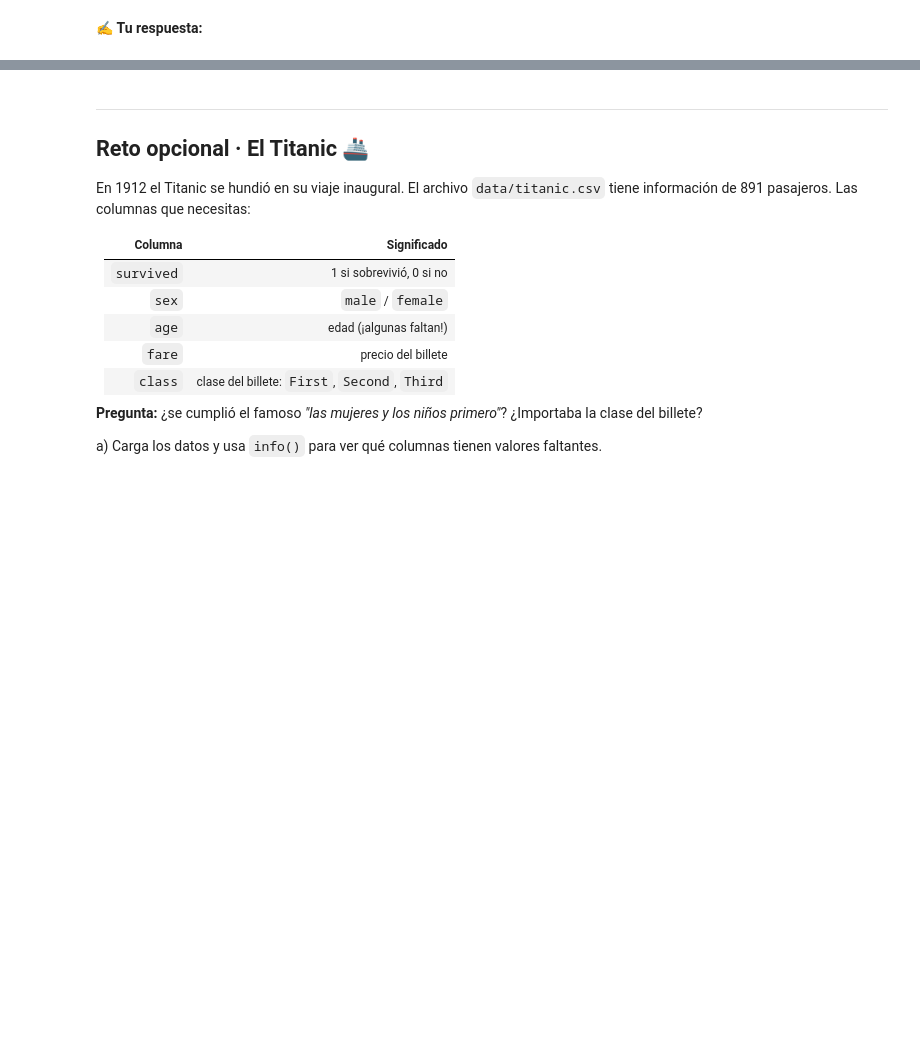
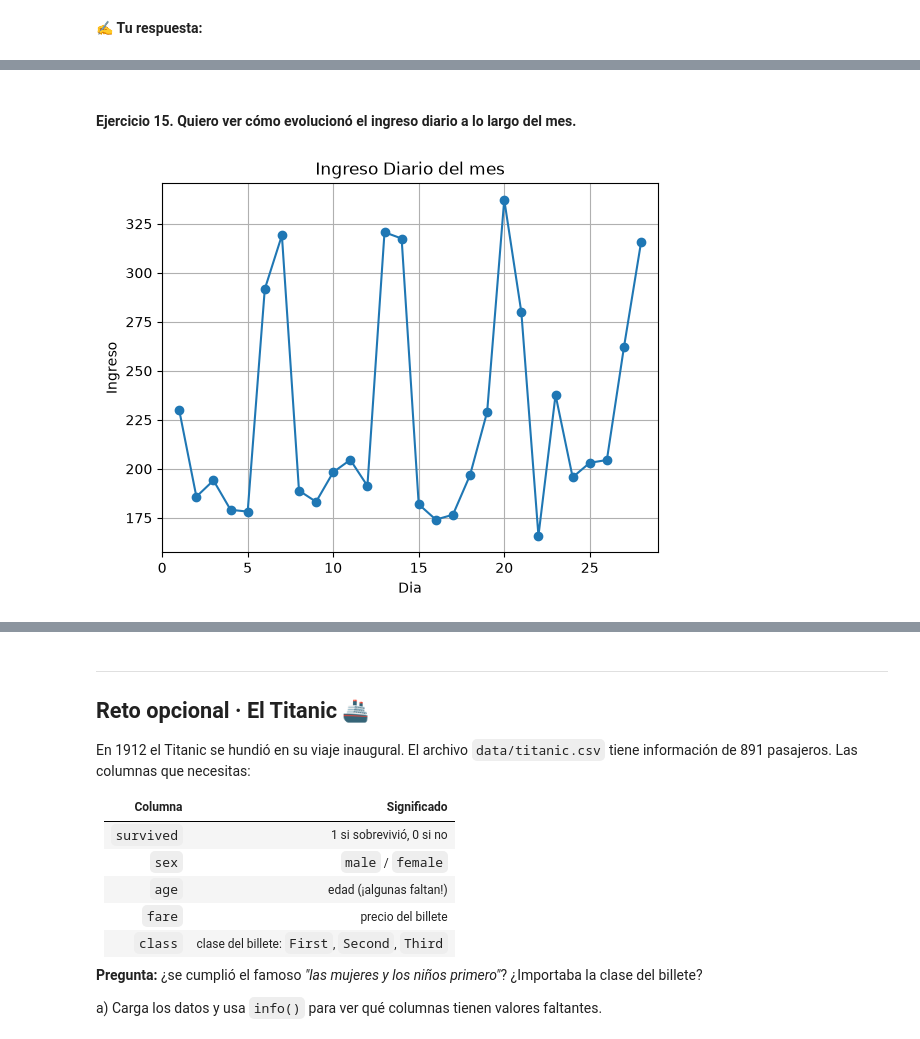
Before and after one commit to Ropia117dot/SamsungInnovation-1-, a Jupyter notebook: workspace/Ejercicios/01_actividad_numpy_pandas.ipynb, the cells around one changed output, grey strips where cells are left out. Drawn from its saved outputs; the diff is of its cells as text; code cells hidden in the pictures; blank space fills up the shorter version.

```diff
--- a/workspace/Ejercicios/01_actividad_numpy_pandas.ipynb
+++ b/workspace/Ejercicios/01_actividad_numpy_pandas.ipynb
@@ -643,0 +786,15 @@ Imagina que el camarero te pregunta: *"¿qué tengo que hacer para conseguir mej
+# %% [markdown]
+#### **Ejercicio 15.** Quiero ver cómo evolucionó el ingreso diario a lo largo del mes.
+# %%
+fig,ax =plt.subplots()
+x=range(1,29)
+
+ax.plot(x,ingreso_diario.ravel(),marker="o")
+ax.set_title("Ingreso Diario del mes")
+ax.set_xlabel("Dia")
+ax.set_ylabel("Ingreso")
+ax.grid(True,alpha=1)
+ax.set_xlim(0,29)
+plt.show()
+# %% [output]
+[figure, added]
```
Also changed, not shown: parts of 62 cells of this notebook, 2 other files.
